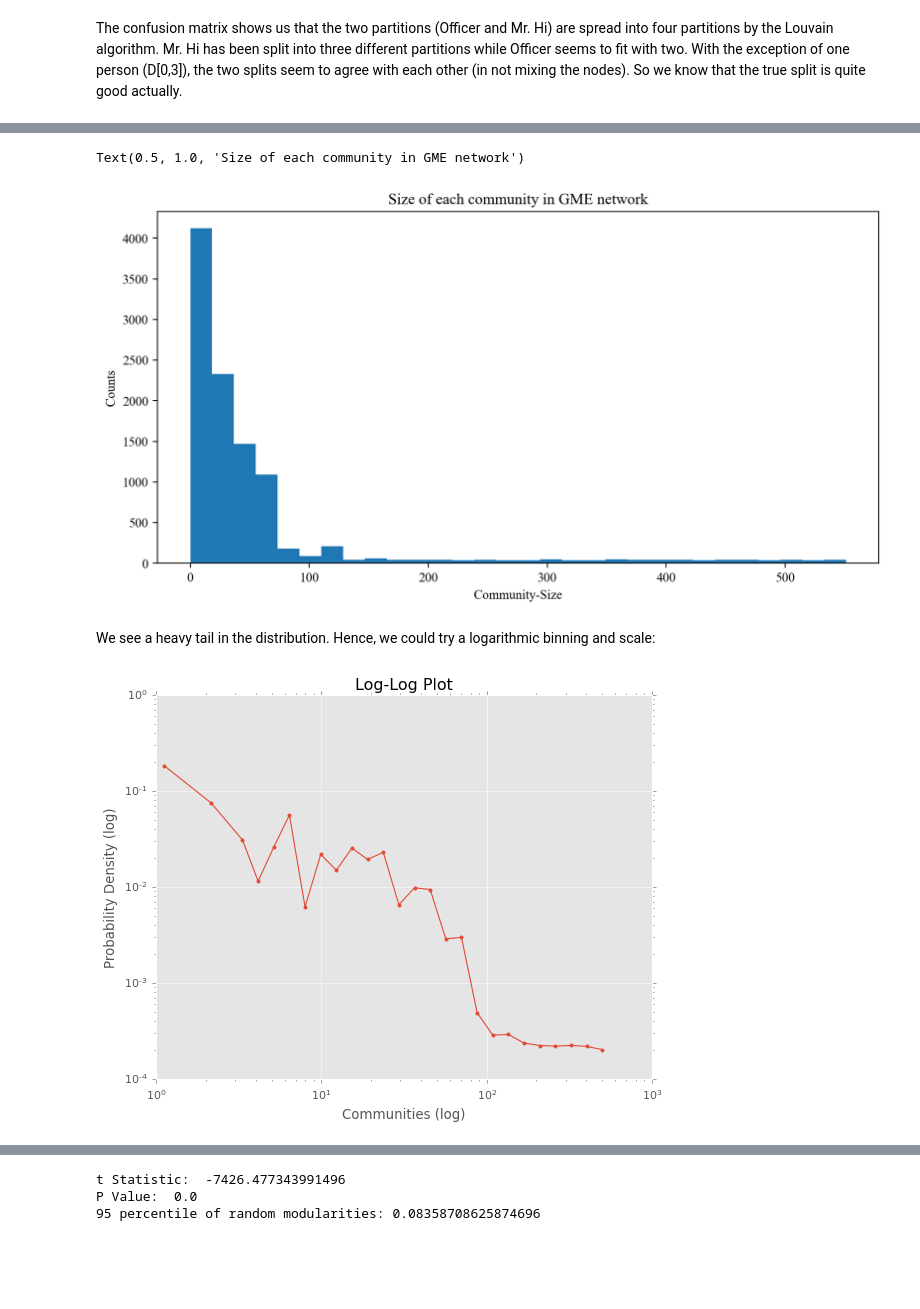
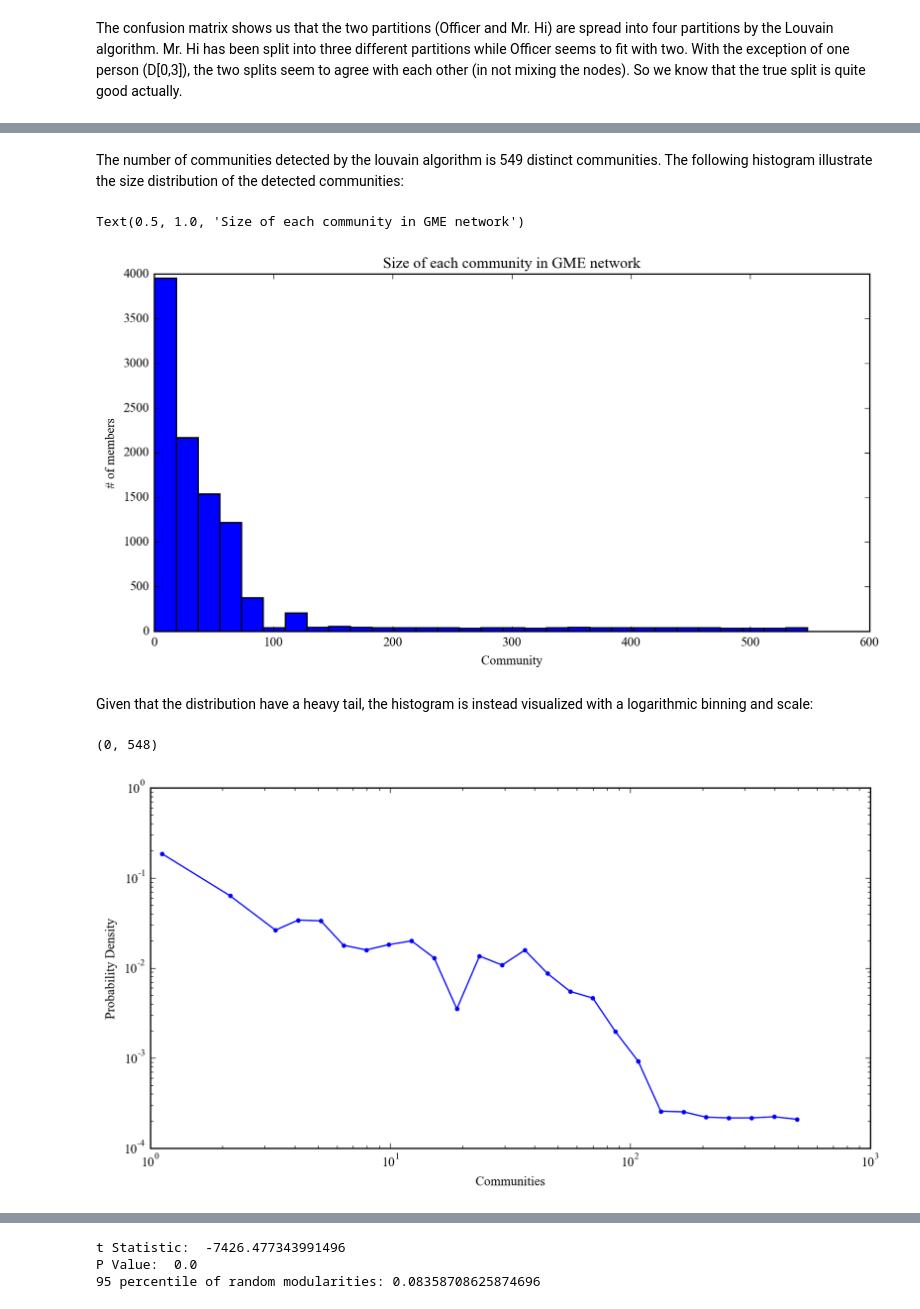
Before and after one commit to DanielHolmelund/Computational-Social-Science-02467, a Jupyter notebook: Assignment 2.ipynb, the cells around one changed output, grey strips where cells are left out. Cells and saved outputs as stored; diff of their text form; code cells hidden in the pictures; blank space fills up the shorter version.

Commit message:
have added comments to exercise 4

```diff
--- a/Assignment 2.ipynb
+++ b/Assignment 2.ipynb
@@ -686,25 +690,34 @@ The amount of communities: 552
+# %% [markdown]
+The number of communities detected by the louvain algorithm is 549 distinct communities. The following histogram illustrate the size distribution of the detected communities:
 # %%
 nx.set_node_attributes(GME_graph, communities, "louvain_community")
 fig, ax = plt.subplots(figsize=(10,5), dpi=200)
 ax.hist(communities.values(), bins=30)
-ax.set_ylabel("Counts")
-ax.set_xlabel("Community-Size")
+ax.set_ylabel("# of members")
+ax.set_xlabel("Community")
 ax.set_title("Size of each community in GME network")
 # %% [output]
 Text(0.5, 1.0, 'Size of each community in GME network')
-[figure, old version]
+[figure, new version]
 # %% [markdown]
-We see a heavy tail in the distribution. Hence, we could try a logarithmic binning and scale:
+Given that the distribution have a heavy tail, the histogram is instead visualized with a logarithmic binning and scale:
+# %%
+min(communities.values()), max(communities.values())
+# %% [output]
+(0, 548)
 # %%
-fig, ax = plt.subplots()
+bins = np.logspace(0, np.log10(548), 30)
+hist, edges = np.histogram(list(communities.values()), bins=bins, density=True)
+x = (edges[1:]+edges[:-1])/2
+
+fig, ax = plt.subplots(figsize=(10,5), dpi=200)
 xx, yy = zip(*[(i,j) for (i,j) in zip(x, hist) if j > 0])
 ax.plot(xx, yy, marker='.')
-ax.set_ylabel("Probability Density (log)")
-ax.set_xlabel("Communities (log)")
+ax.set_ylabel("Probability Density")
+ax.set_xlabel("Communities")
 ax.set_yscale('log')
 ax.set_xscale('log')
-plt.title('Log-Log Plot')
 plt.show()
 # %% [output]
-[figure, old version]
+[figure, new version]
 # %% [markdown]
```
Also changed, not shown: parts of 17 cells of this notebook.
